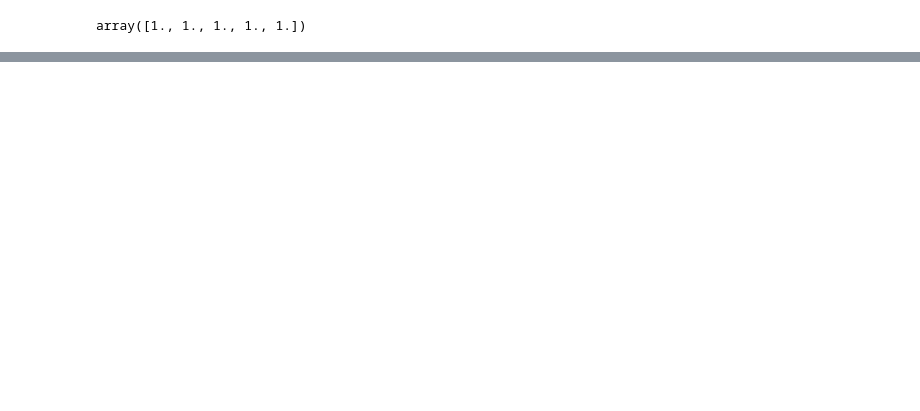
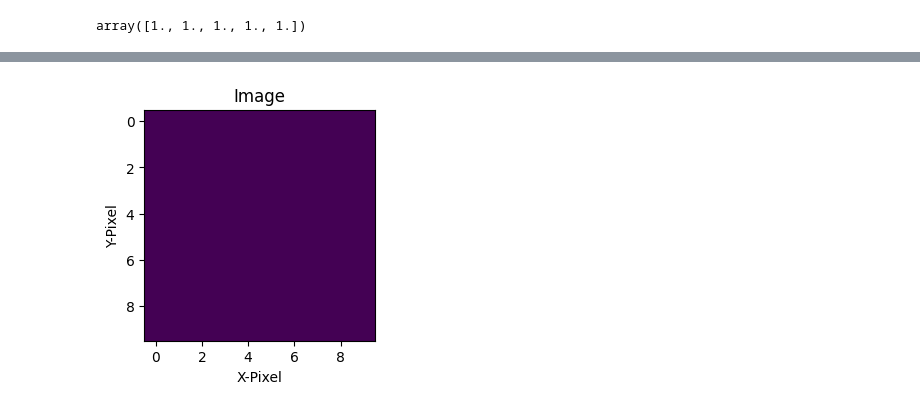
Before and after one commit to as8345s/GenAI_LangChain_Content, a Jupyter notebook: GAN/1_Introduce-GAN.ipynb, the cells around one changed output, grey strips where cells are left out. Saved outputs shown, nothing was run; the diff lists cells and outputs as text; code cells hidden in the pictures; blank space fills up the shorter version.

```diff
--- a/GAN/1_Introduce-GAN.ipynb
+++ b/GAN/1_Introduce-GAN.ipynb
@@ -236,0 +247,18 @@ Epoche: 500/500 GAN loss: 1.1643133163452148
+# %%
+# Erzeuge Bild und gebe als array zurück.
+def generate_img(noise, generator) -> np.array:
+    image = generator.predict(noise)  # Gebe Startbild => Netz => Prediction
+    image = 0.5 * image + 0.5  # Kehre die Skalierung um.
+    image = image.reshape((20,20,1))
+    return image
+
+# Plote Bild.
+def plot_image(img:np.array, gray=False):
+    plt.figure(figsize=(3,3))
+    if gray:
+        plt.imshow(img,  cmap='gray')
+    else:
+         plt.imshow(img)
+    plt.xlabel('X-Pixel')
+    plt.ylabel("Y-Pixel")
+    plt.title("Image")
@@ -236,0 +273,5 @@ Epoche: 500/500 GAN loss: 1.1643133163452148
+# %%
+start_img_2 = np.random.normal(0, 0, (1, 100)).reshape((10,10, 1))
+plot_image(start_img_2)
+# %% [output]
+[figure, added]
```
Also changed, not shown: parts of 26 cells of this notebook, 1 other file.
